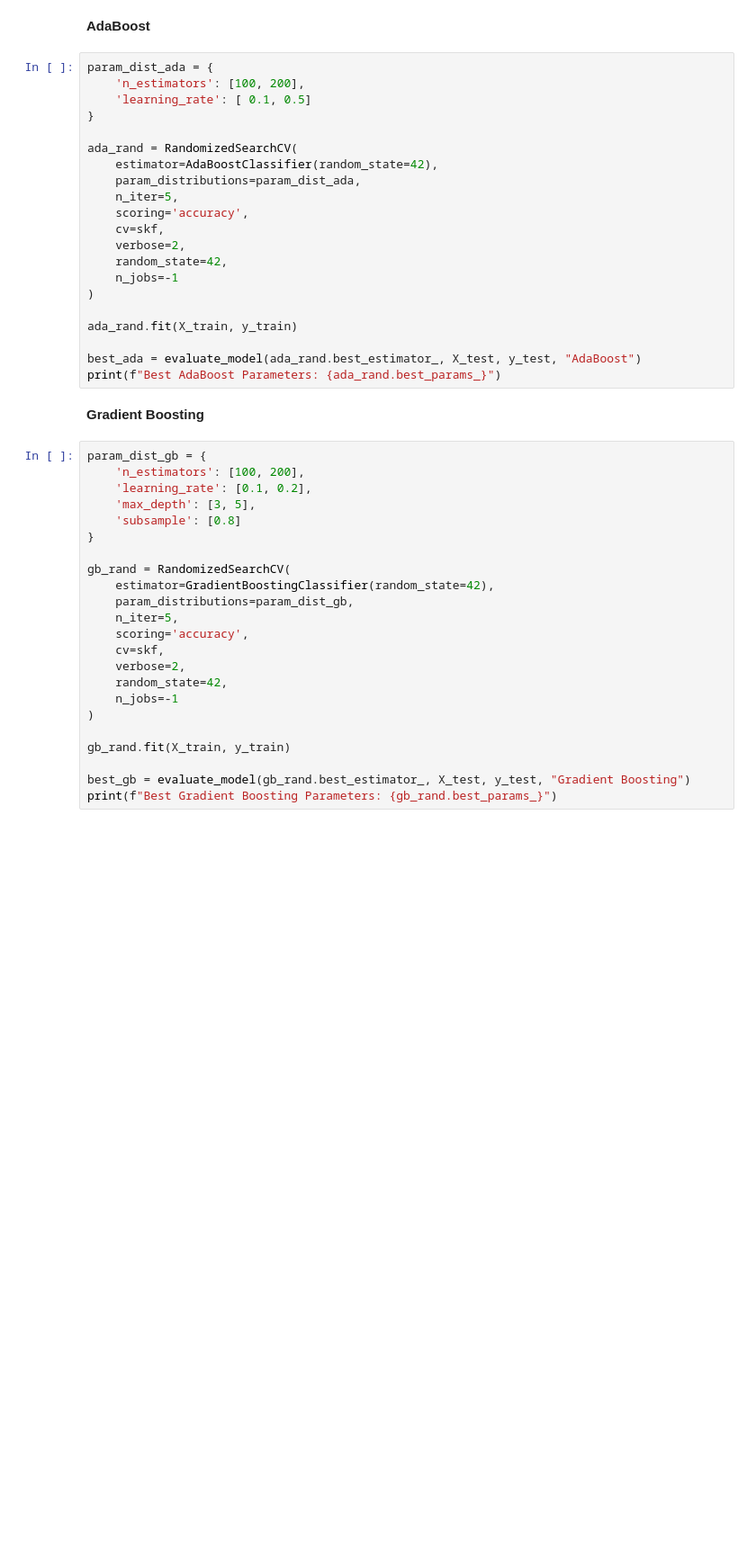
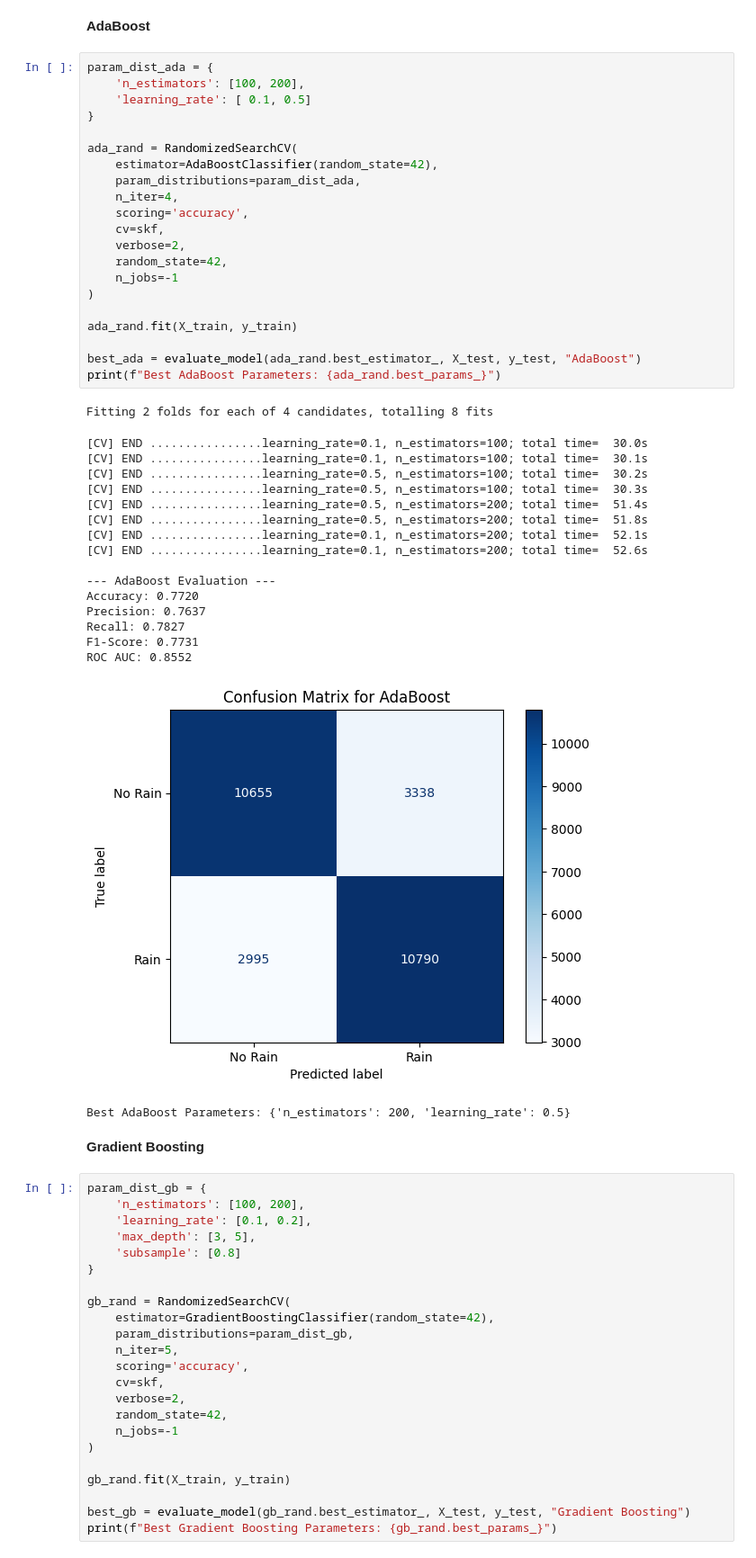
Before and after one commit to nijat-akhundzada/rain-tomorrow-prediction, a Jupyter notebook: main.ipynb, the cells around one changed output. Shown at 90% size. Cells and saved outputs as stored; diff of their text form; blank space fills up the shorter version.

Commit message:
train models from scikit learn

```diff
--- a/main.ipynb
+++ b/main.ipynb
@@ -654,24 +695,43 @@ print(f"Best Random Forest Parameters: {rf_rand.best_params_}")
 # %%
 param_dist_ada = {
     'n_estimators': [100, 200],
     'learning_rate': [ 0.1, 0.5]
 }
 
 ada_rand = RandomizedSearchCV(
     estimator=AdaBoostClassifier(random_state=42),
     param_distributions=param_dist_ada,
-    n_iter=5,
+    n_iter=4,
     scoring='accuracy',
     cv=skf,
     verbose=2,
     random_state=42,
     n_jobs=-1
 )
 
 ada_rand.fit(X_train, y_train)
 
 best_ada = evaluate_model(ada_rand.best_estimator_, X_test, y_test, "AdaBoost")
 print(f"Best AdaBoost Parameters: {ada_rand.best_params_}")
+# %% [output]
+Fitting 2 folds for each of 4 candidates, totalling 8 fits
+[CV] END ................learning_rate=0.1, n_estimators=100; total time=  30.0s
+[CV] END ................learning_rate=0.1, n_estimators=100; total time=  30.1s
+[CV] END ................learning_rate=0.5, n_estimators=100; total time=  30.2s
+[CV] END ................learning_rate=0.5, n_estimators=100; total time=  30.3s
+[CV] END ................learning_rate=0.5, n_estimators=200; total time=  51.4s
+[CV] END ................learning_rate=0.5, n_estimators=200; total time=  51.8s
+[CV] END ................learning_rate=0.1, n_estimators=200; total time=  52.1s
+[CV] END ................learning_rate=0.1, n_estimators=200; total time=  52.6s
+
+--- AdaBoost Evaluation ---
+Accuracy: 0.7720
+Precision: 0.7637
+Recall: 0.7827
+F1-Score: 0.7731
+ROC AUC: 0.8552
+[figure, added]
+Best AdaBoost Parameters: {'n_estimators': 200, 'learning_rate': 0.5}
 # %% [markdown]
 **Gradient Boosting**
 # %%
```
Also changed, not shown: parts of 9 cells of this notebook.
